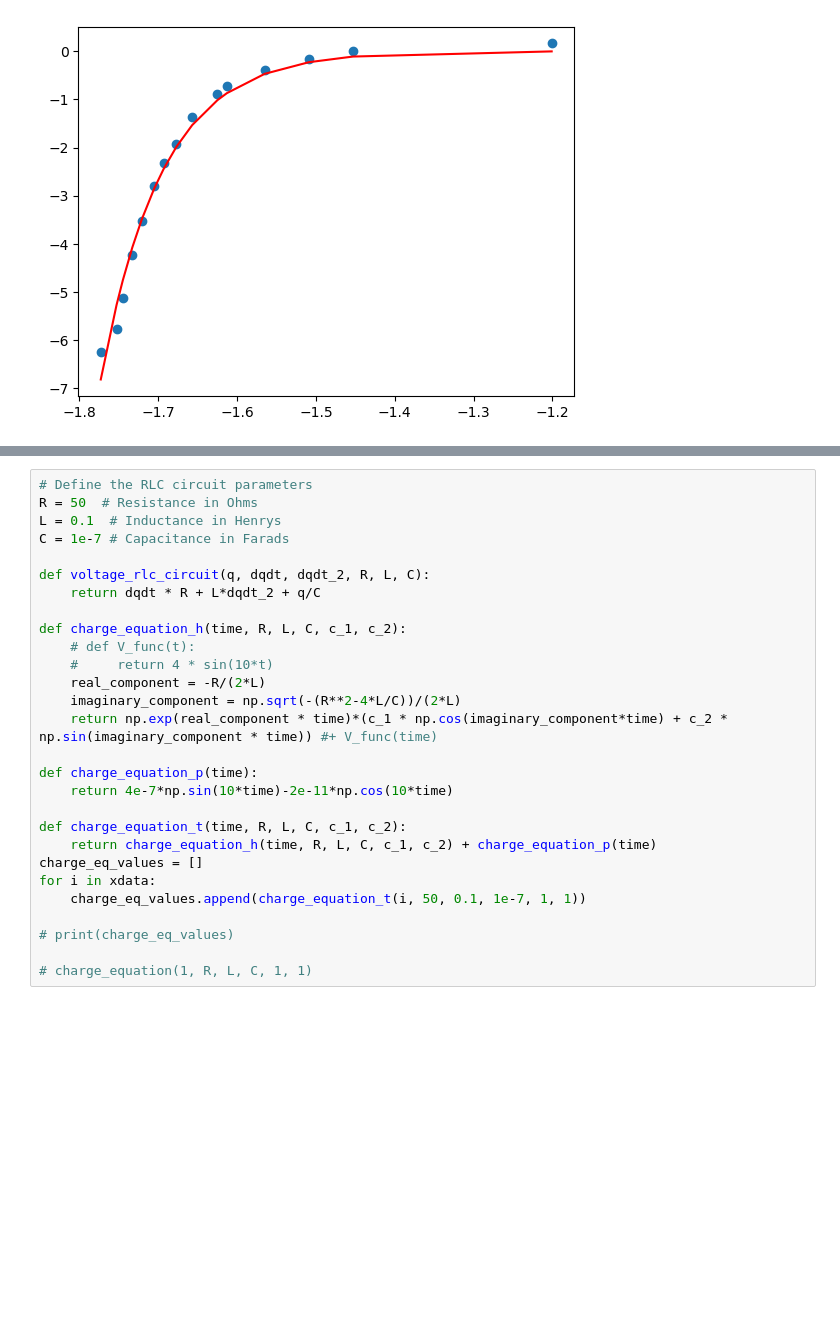
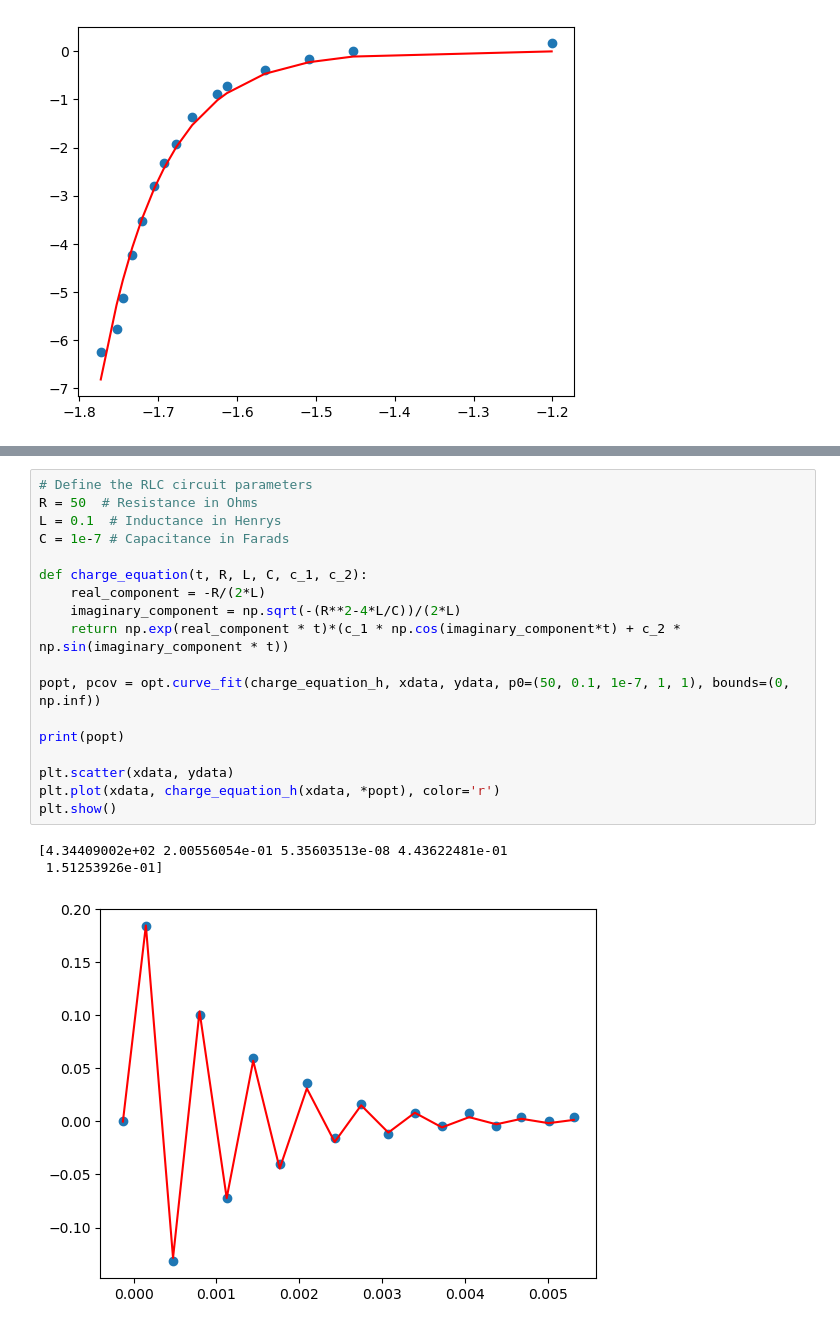
Before and after one commit to A-near-van/Python-Decal-FA25-RLC-Circuits, a Jupyter notebook: RLC_Circuit_Model.ipynb, the cells around one changed output, grey strips where cells are left out. Cells and saved outputs as stored; diff of their text form; blank space fills up the shorter version.

```diff
--- a/RLC_Circuit_Model.ipynb
+++ b/RLC_Circuit_Model.ipynb
@@ -224,28 +176,22 @@ plt.show()
 # %%
 # Define the RLC circuit parameters
 R = 50  # Resistance in Ohms
 L = 0.1  # Inductance in Henrys
 C = 1e-7 # Capacitance in Farads
 
-def voltage_rlc_circuit(q, dqdt, dqdt_2, R, L, C):
-    return dqdt * R + L*dqdt_2 + q/C
-
-def charge_equation_h(time, R, L, C, c_1, c_2):
-    # def V_func(t):
-    #     return 4 * sin(10*t)
+def charge_equation(t, R, L, C, c_1, c_2):
     real_component = -R/(2*L)
     imaginary_component = np.sqrt(-(R**2-4*L/C))/(2*L)
-    return np.exp(real_component * time)*(c_1 * np.cos(imaginary_component*time) + c_2 * np.sin(imaginary_component * time)) #+ V_func(time)
+    return np.exp(real_component * t)*(c_1 * np.cos(imaginary_component*t) + c_2 * np.sin(imaginary_component * t))
 
-def charge_equation_p(time):
-    return 4e-7*np.sin(10*time)-2e-11*np.cos(10*time)
+popt, pcov = opt.curve_fit(charge_equation_h, xdata, ydata, p0=(50, 0.1, 1e-7, 1, 1), bounds=(0, np.inf))
 
-def charge_equation_t(time, R, L, C, c_1, c_2):
-    return charge_equation_h(time, R, L, C, c_1, c_2) + charge_equation_p(time)
-charge_eq_values = []
-for i in xdata:
-    charge_eq_values.append(charge_equation_t(i, 50, 0.1, 1e-7, 1, 1))
+print(popt)
 
-# print(charge_eq_values)
-
-# charge_equation(1, R, L, C, 1, 1)
+plt.scatter(xdata, ydata)
+plt.plot(xdata, charge_equation_h(xdata, *popt), color='r')
+plt.show()
+# %% [output]
+[4.34409002e+02 2.00556054e-01 5.35603513e-08 4.43622481e-01
+ 1.51253926e-01]
+[figure, added]
```
Also changed, not shown: parts of 5 cells of this notebook.
